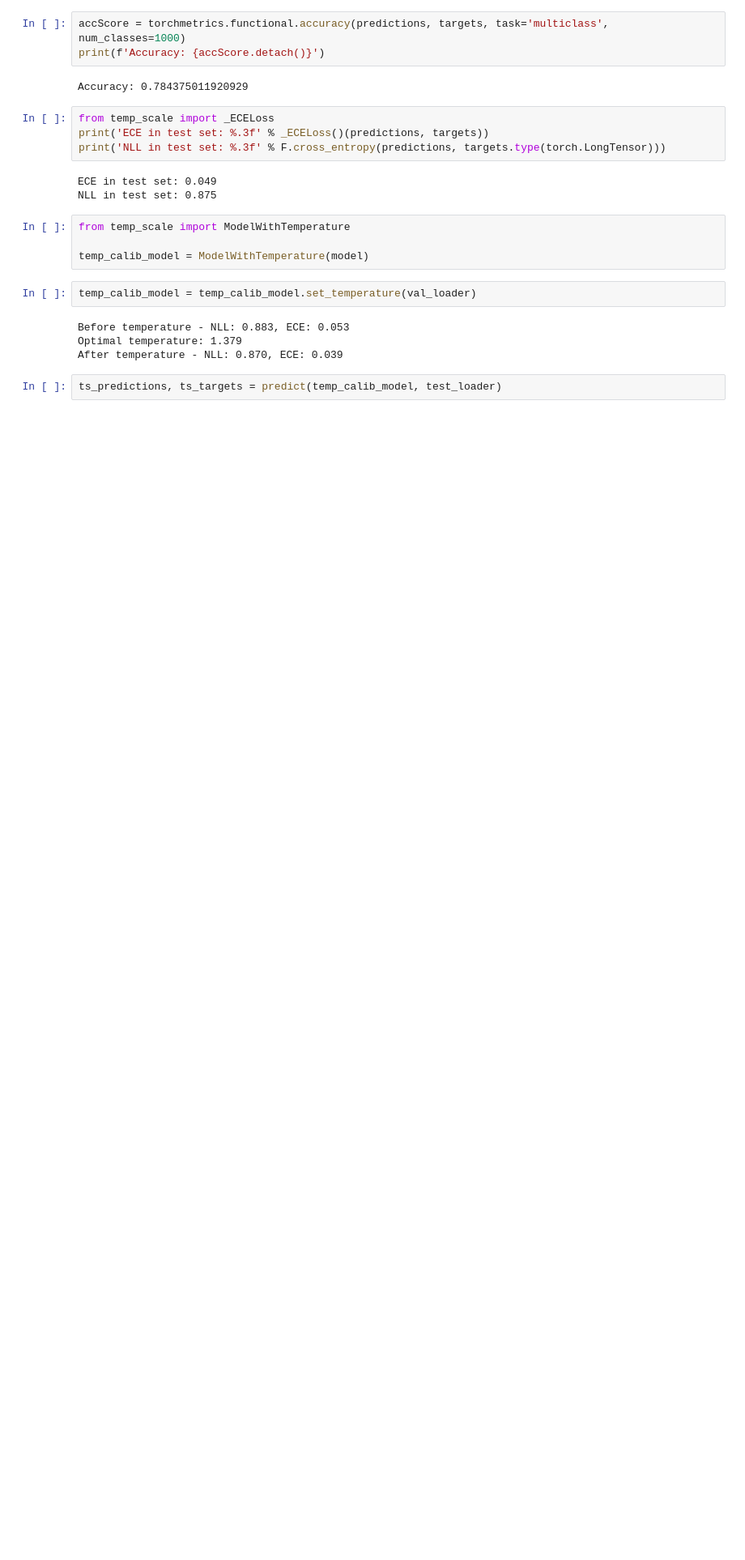
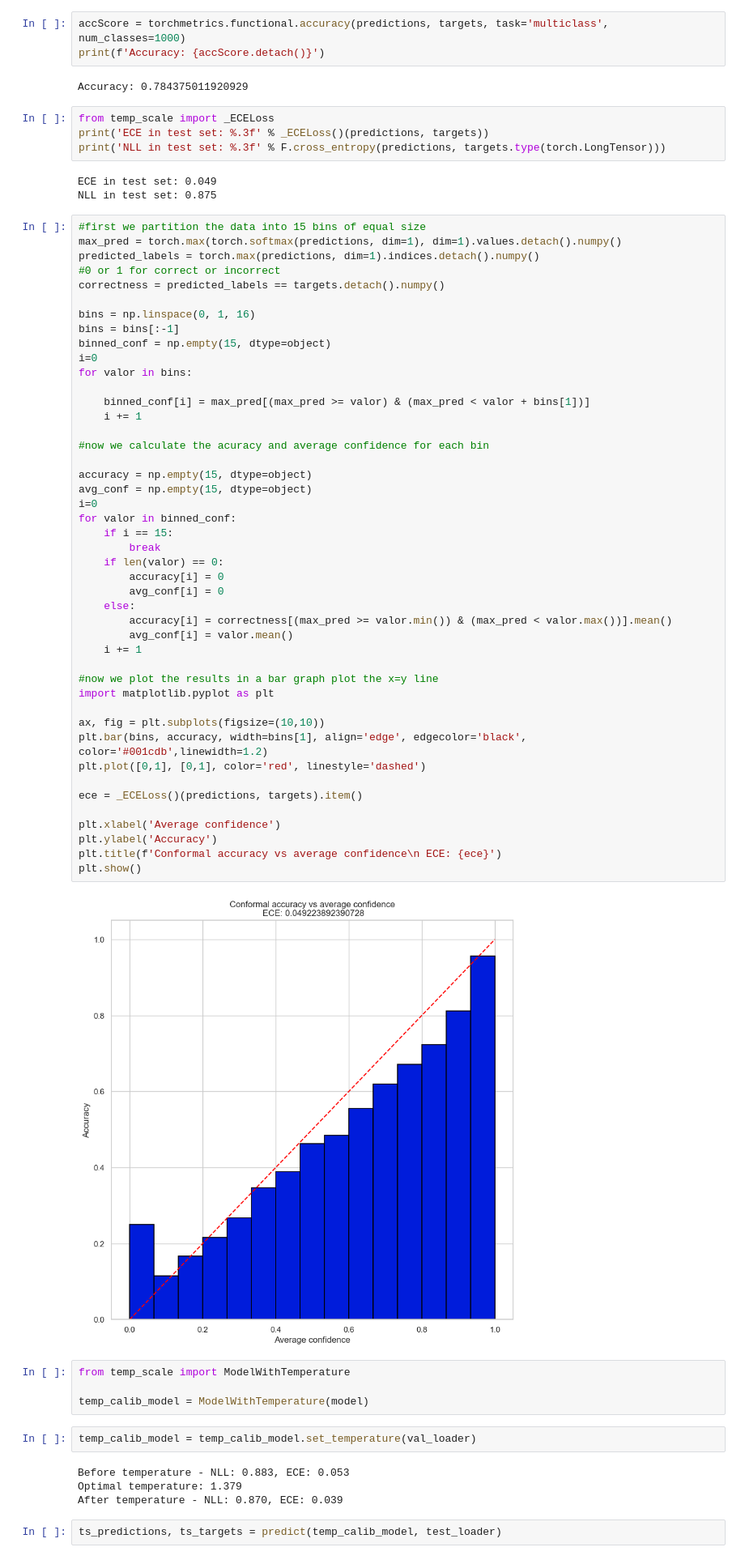
Before and after one commit to anacarolerthal/conformal-prediction-evaluation, a Jupyter notebook: notebooks/imagenet.ipynb, the cells around one changed output. Shown at 81% size. Saved outputs shown, nothing was run; the diff lists cells and outputs as text; blank space fills up the shorter version.

```diff
--- a/notebooks/imagenet.ipynb
+++ b/notebooks/imagenet.ipynb
@@ -49,6 +56,53 @@ print('NLL in test set: %.3f' % F.cross_entropy(predictions, targets.type(torch.
 # %% [output]
 ECE in test set: 0.049
 NLL in test set: 0.875
+# %%
+#first we partition the data into 15 bins of equal size
+max_pred = torch.max(torch.softmax(predictions, dim=1), dim=1).values.detach().numpy()
+predicted_labels = torch.max(predictions, dim=1).indices.detach().numpy()
+#0 or 1 for correct or incorrect
+correctness = predicted_labels == targets.detach().numpy()
+
+bins = np.linspace(0, 1, 16)
+bins = bins[:-1]
+binned_conf = np.empty(15, dtype=object)
+i=0
+for valor in bins:
+
+    binned_conf[i] = max_pred[(max_pred >= valor) & (max_pred < valor + bins[1])]
+    i += 1
+
+#now we calculate the acuracy and average confidence for each bin
+
+accuracy = np.empty(15, dtype=object)
+avg_conf = np.empty(15, dtype=object)
+i=0
+for valor in binned_conf:
+    if i == 15:
+        break
+    if len(valor) == 0:
+        accuracy[i] = 0
+        avg_conf[i] = 0
+    else:
+        accuracy[i] = correctness[(max_pred >= valor.min()) & (max_pred < valor.max())].mean()
+        avg_conf[i] = valor.mean()
+    i += 1
+
+#now we plot the results in a bar graph plot the x=y line
+import matplotlib.pyplot as plt
+
+ax, fig = plt.subplots(figsize=(10,10))
+plt.bar(bins, accuracy, width=bins[1], align='edge', edgecolor='black', color='#001cdb',linewidth=1.2)
+plt.plot([0,1], [0,1], color='red', linestyle='dashed')
+
+ece = _ECELoss()(predictions, targets).item()
+
+plt.xlabel('Average confidence')
+plt.ylabel('Accuracy')
+plt.title(f'Conformal accuracy vs average confidence\n ECE: {ece}')
+plt.show()
+# %% [output]
+[figure, added]
 # %%
 from temp_scale import ModelWithTemperature
 
```
Also changed, not shown: parts of 19 cells of this notebook, 1 other file.
